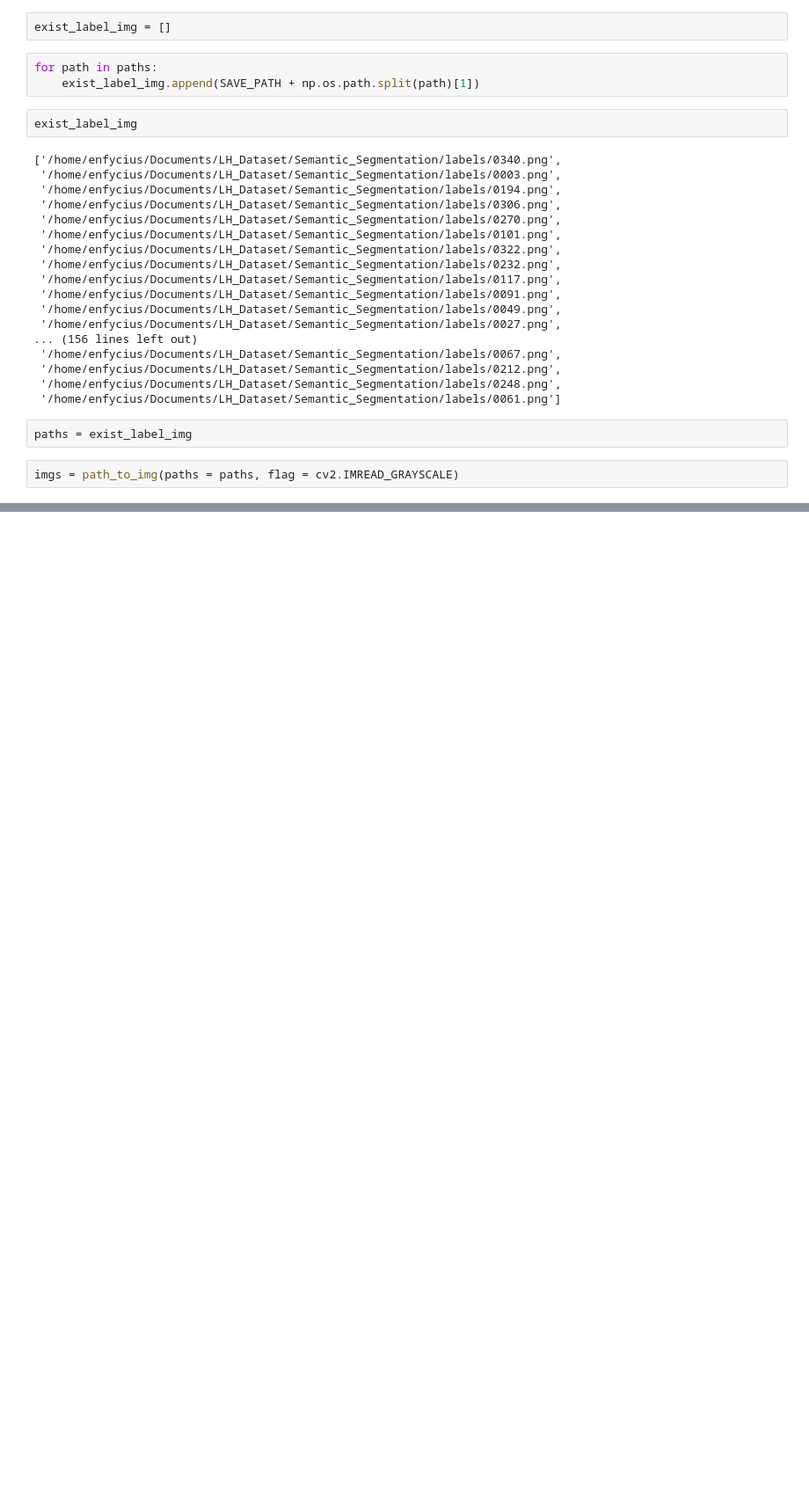
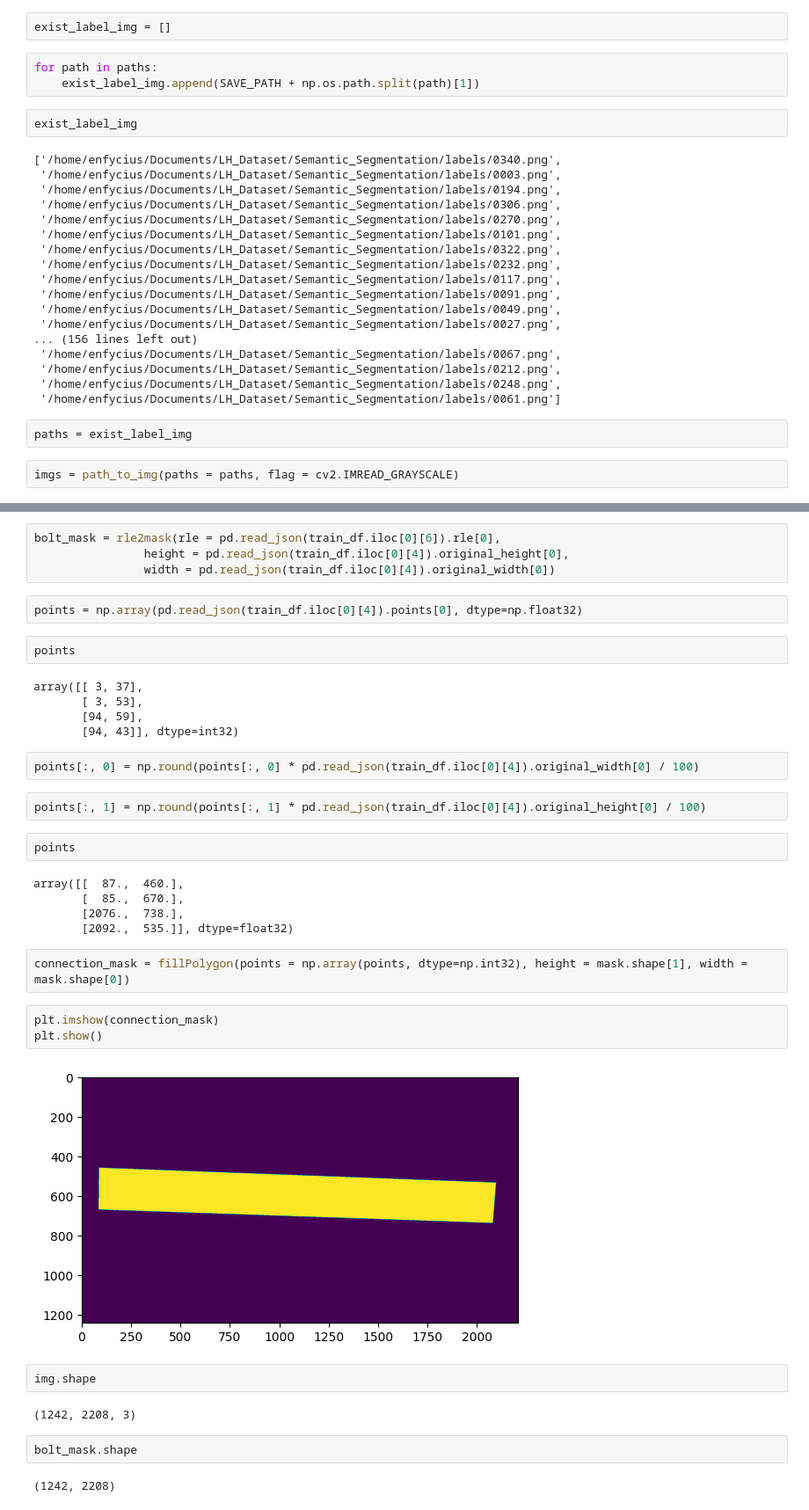
Before and after one commit to ConstructionIT/LH2023, a Jupyter notebook: generate_label.ipynb, the cells around one changed output, grey strips where cells are left out. Shown at 88% size. Drawn from its saved outputs; the diff is of its cells as text; blank space fills up the shorter version.

```diff
--- a/generate_label.ipynb
+++ b/generate_label.ipynb
@@ -256,0 +380,39 @@ plot_labels(imgs = imgs, \
+# %%
+bolt_mask = rle2mask(rle = pd.read_json(train_df.iloc[0][6]).rle[0],
+                height = pd.read_json(train_df.iloc[0][4]).original_height[0],
+                width = pd.read_json(train_df.iloc[0][4]).original_width[0])
+# %%
+points = np.array(pd.read_json(train_df.iloc[0][4]).points[0], dtype=np.float32)
+# %%
+points
+# %% [output]
+array([[ 3, 37],
+       [ 3, 53],
+       [94, 59],
+       [94, 43]], dtype=int32)
+# %%
+points[:, 0] = np.round(points[:, 0] * pd.read_json(train_df.iloc[0][4]).original_width[0] / 100)
+# %%
+points[:, 1] = np.round(points[:, 1] * pd.read_json(train_df.iloc[0][4]).original_height[0] / 100)
+# %%
+points
+# %% [output]
+array([[  87.,  460.],
+       [  85.,  670.],
+       [2076.,  738.],
+       [2092.,  535.]], dtype=float32)
+# %%
+connection_mask = fillPolygon(points = np.array(points, dtype=np.int32), height = mask.shape[1], width = mask.shape[0])
+# %%
+plt.imshow(connection_mask)
+plt.show()
+# %% [output]
+[figure, added]
+# %%
+img.shape
+# %% [output]
+(1242, 2208, 3)
+# %%
+bolt_mask.shape
+# %% [output]
+(1242, 2208)
```
Also changed, not shown: parts of 30 cells of this notebook, 3 other files.
